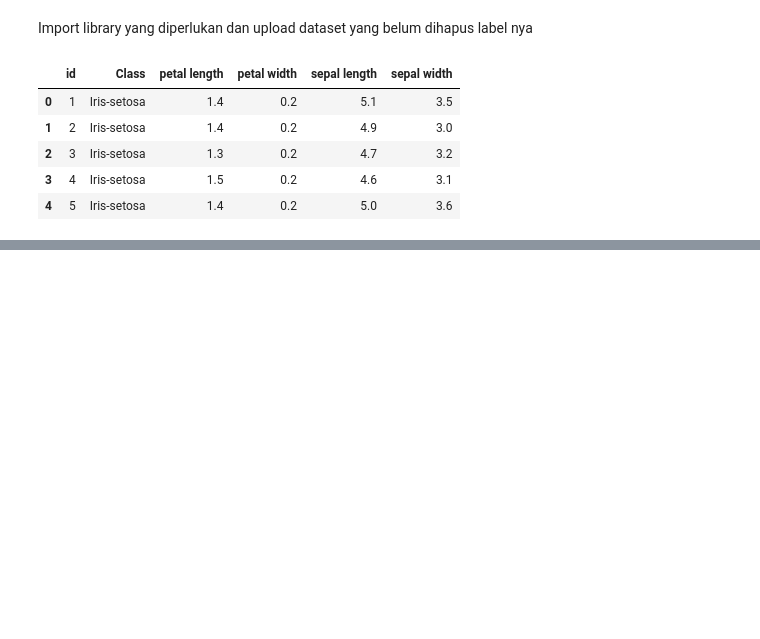
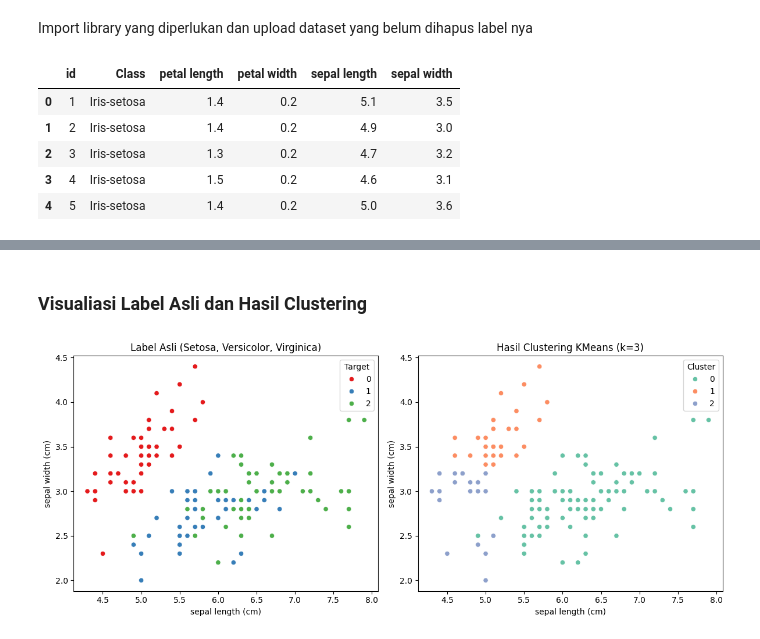
Before and after one commit to wildan2312/pendata, a Jupyter notebook: tugas/_build/jupyter_execute/k-mean.ipynb, the cells around one changed output, grey strips where cells are left out. Saved outputs shown, nothing was run; the diff lists cells and outputs as text; code cells hidden in the pictures; blank space fills up the shorter version.

```diff
--- a/tugas/_build/jupyter_execute/k-mean.ipynb
+++ b/tugas/_build/jupyter_execute/k-mean.ipynb
@@ -110,0 +280,46 @@ Meskipun SSE makin kecil saat jumlah klaster meningkat, silhouette score menurun
+# %% [markdown]
+### **Visualiasi Label Asli dan Hasil Clustering**
+# %%
+# Load data iris
+iris = load_iris()
+data = pd.DataFrame(iris.data, columns=iris.feature_names)
+data['Target'] = iris.target  # label asli
+
+# Normalisasi
+scaler = StandardScaler()
+fitur_scaled = scaler.fit_transform(data.drop(columns=['Target']))
+
+# KMeans clustering
+kmeans = KMeans(n_clusters=3, random_state=42)
+data['Cluster'] = kmeans.fit_predict(fitur_scaled)
+
+# Visualisasi: label asli
+plt.figure(figsize=(12, 5))
+
+plt.subplot(1, 2, 1)
+sns.scatterplot(
+    x=data.iloc[:, 0], y=data.iloc[:, 1],
+    hue=data['Target'],
+    palette='Set1'
+)
+plt.title("Label Asli (Setosa, Versicolor, Virginica)")
+plt.xlabel(iris.feature_names[0])
+plt.ylabel(iris.feature_names[1])
+plt.legend(title='Target')
+
+# Visualisasi: hasil clustering
+plt.subplot(1, 2, 2)
+sns.scatterplot(
+    x=data.iloc[:, 0], y=data.iloc[:, 1],
+    hue=data['Cluster'],
+    palette='Set2'
+)
+plt.title("Hasil Clustering KMeans (k=3)")
+plt.xlabel(iris.feature_names[0])
+plt.ylabel(iris.feature_names[1])
+plt.legend(title='Cluster')
+
+plt.tight_layout()
+plt.show()
+# %% [output]
+[figure, added]
```
Also changed, not shown: parts of 14 cells of this notebook, 25 other files.
